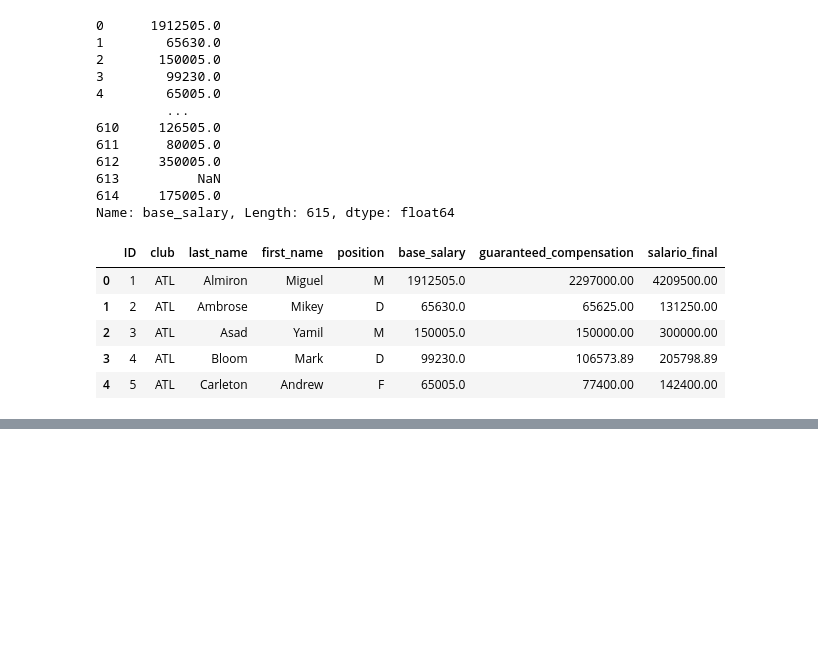
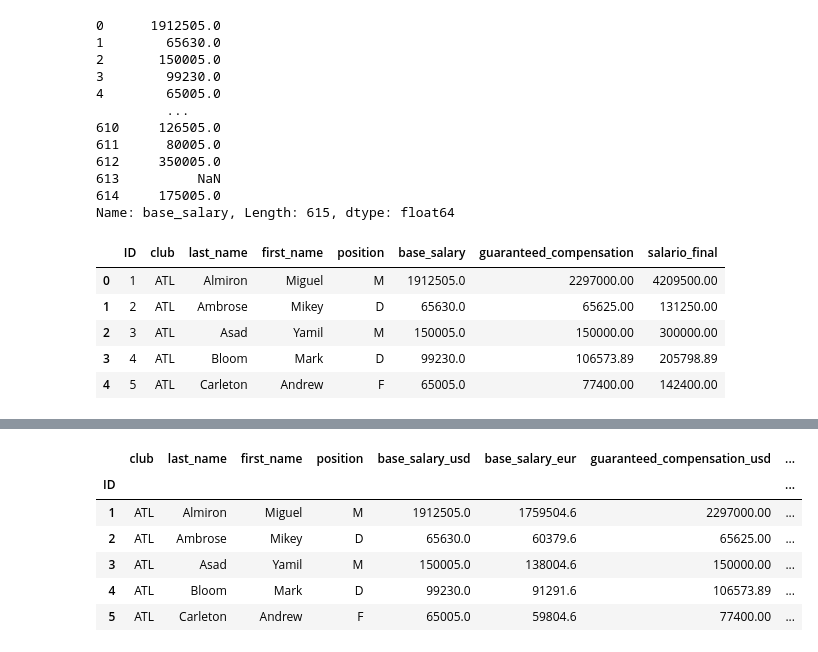
Before and after one commit to EduardoBran/Python_-_Estrutura-de-Dados-com-Pandas, a Jupyter notebook: 3.Adicao_de_Colunas_Com_e_Sem_Broadcasting.ipynb, the cells around one changed output, grey strips where cells are left out. Saved outputs shown, nothing was run; the diff lists cells and outputs as text; code cells hidden in the pictures; blank space fills up the shorter version.

```diff
--- a/3.Adicao_de_Colunas_Com_e_Sem_Broadcasting.ipynb
+++ b/3.Adicao_de_Colunas_Com_e_Sem_Broadcasting.ipynb
@@ -107,0 +153,3 @@ df.head()
+# %%
+# Apagando coluna (chamando drop)  -  desta forma usando o atributo inplace apaga no df original.
+df.drop(columns = ['base_salary_eur'], inplace = True)
@@ -108,3 +166,3 @@ df.head()
 # %%
-# Adicionando nova coluna usando Broadcasting (convertendo de USD para EURO, neste exemplo)
-df["base_salary_eur"] = df["base_salary"].mul(0.92)
+# Adicionando coluna novamente no índice correto (usando df.insert)
+df.insert(6, column = "base_salary_eur", value = df["base_salary"].mul(0.92))
@@ -110,0 +179,6 @@ df["base_salary_eur"] = df["base_salary"].mul(0.92)
+# %%
+# Renomeando as colunas (ficar atendo ao atributo inplace para salvar no dataframe original)
+df.rename(columns = {"base_salary": "base_salary_usd",
+                     "guaranteed_compensation": "guaranteed_compensation_usd",
+                     "salario_final": "salario_final_usd"},
+         inplace = True)
@@ -110,0 +195,14 @@ df["base_salary_eur"] = df["base_salary"].mul(0.92)
+# %%
+# Convertemos a coluna ID em índice da tabela
+df.set_index('ID', inplace = True)
+# %%
+# Visualizando
+df.head()
+# %% [output]
+|  | club | last_name | first_name | position | base_salary_usd | base_salary_eur | guaranteed_compensation_usd | ... |
+| ID |  |  |  |  |  |  |  | ... |
+| 1 | ATL | Almiron | Miguel | M | 1912505.0 | 1759504.6 | 2297000.00 | ... |
+| 2 | ATL | Ambrose | Mikey | D | 65630.0 | 60379.6 | 65625.00 | ... |
+| 3 | ATL | Asad | Yamil | M | 150005.0 | 138004.6 | 150000.00 | ... |
+| 4 | ATL | Bloom | Mark | D | 99230.0 | 91291.6 | 106573.89 | ... |
+| 5 | ATL | Carleton | Andrew | F | 65005.0 | 59804.6 | 77400.00 | ... |
```
Also changed, not shown: parts of 11 cells of this notebook.
